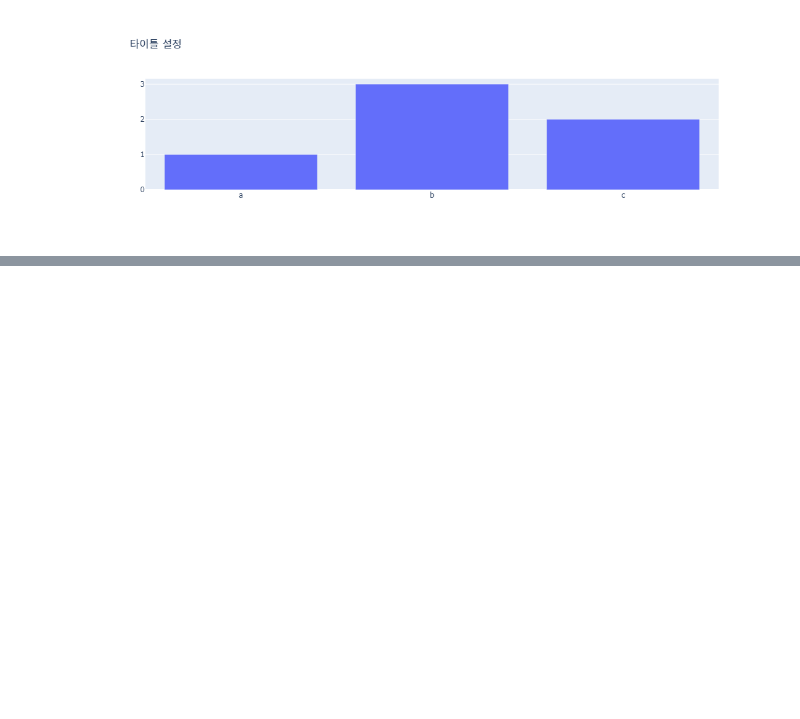
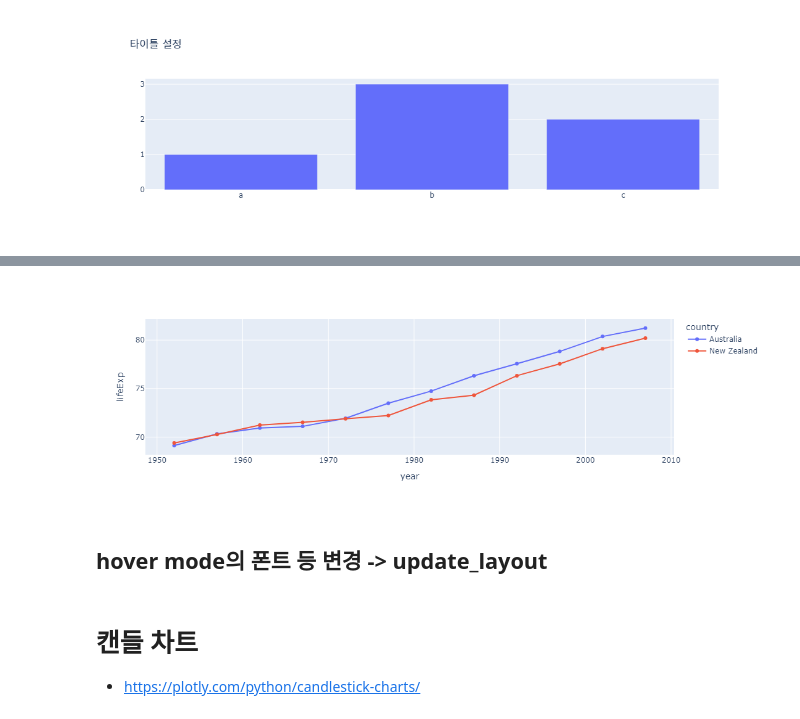
Before and after one commit to dsleslie/Archiving, a Jupyter notebook: IMDGB/step02_ds_basic/241002_lecture.ipynb, the cells around one changed output, grey strips where cells are left out. Saved outputs shown, nothing was run; the diff lists cells and outputs as text; code cells hidden in the pictures; blank space fills up the shorter version.

```diff
--- a/IMDGB/step02_ds_basic/241002_lecture.ipynb
+++ b/IMDGB/step02_ds_basic/241002_lecture.ipynb
@@ -687,0 +750,16 @@ fig.show()
+# %%
+fig = px.line(df, x= 'year', y='lifeExp', color = 'country')
+
+fig.update_traces(mode = 'markers+lines')
+
+# hover 설정
+fig.update_layout(hovermode='y')
+
+fig.show()
+# %% [output]
+[figure, added]
+# %% [markdown]
+## hover mode의 폰트 등 변경 -> update_layout
+# %% [markdown]
+# 캔들 차트
+- https://plotly.com/python/candlestick-charts/
```
Also changed, not shown: parts of 26 cells of this notebook.
